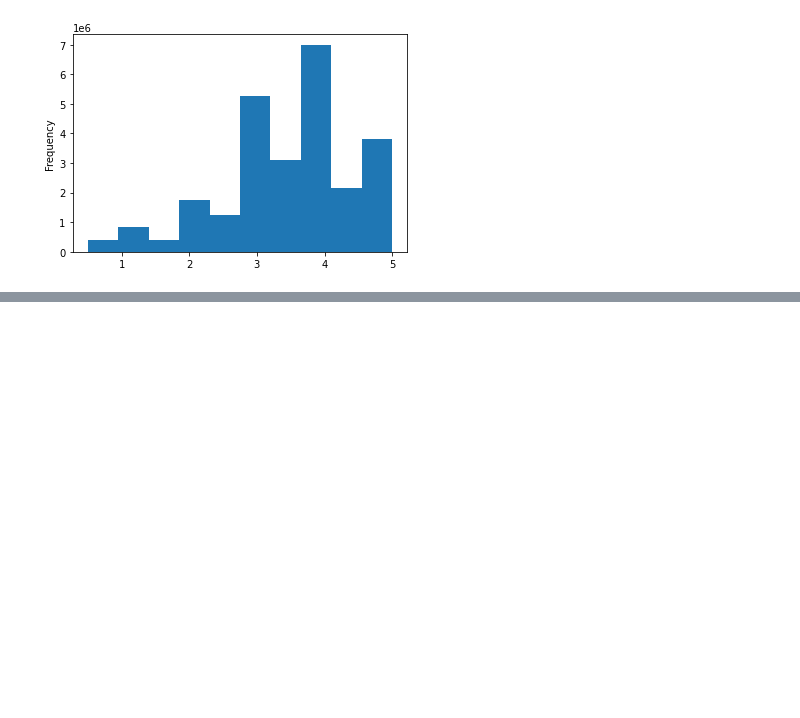
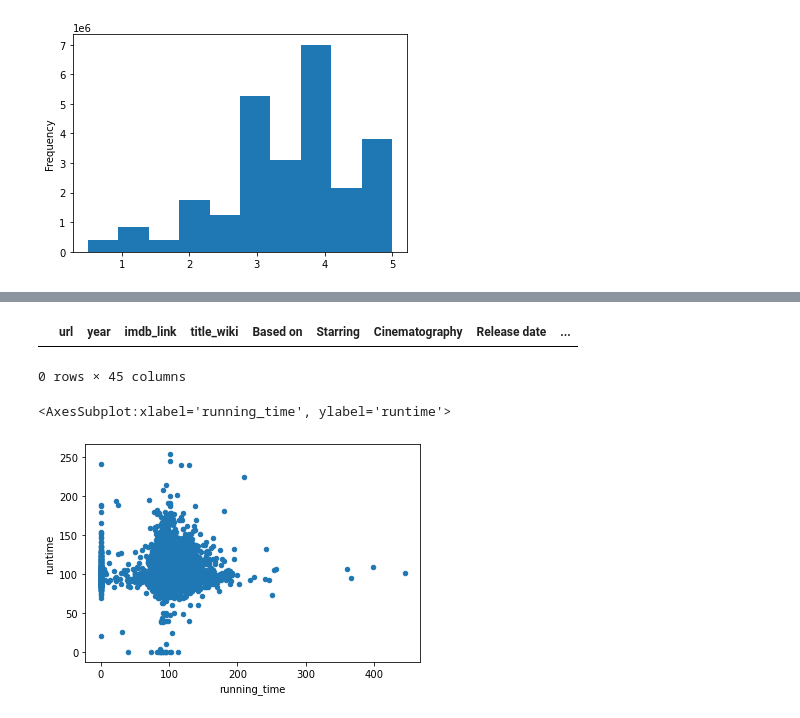
Before and after one commit to rrbauman/Movies-ETL, a Jupyter notebook: Extract_Wikipedia_Movies.ipynb, the cells around one changed output, grey strips where cells are left out. Saved outputs shown, nothing was run; the diff lists cells and outputs as text; code cells hidden in the pictures; blank space fills up the shorter version.

Commit message:
Module 8 end of 8.4.1 merge wikipedia

```diff
--- a/Extract_Wikipedia_Movies.ipynb
+++ b/Extract_Wikipedia_Movies.ipynb
@@ -855,3 +855,10 @@ min                     0.50
 max                     5.00
 Name: rating, dtype: float64
 [figure]
+# %%
+### 8.4.1 Merge Wikipedia and Kaggle Metadata
+
+## Print out a list of the columns so we can identify which ones are redundant. We'll use the suffixes
+## parameter to make it easier to identify which table each column came from. Here's what your code should look like:
+
+movies_df = pd.merge(wiki_df, kaggle_metadata, on='imdb_id', suffixes=['_wiki','_kaggle'])
@@ -857,0 +911,12 @@ Name: rating, dtype: float64
+# %%
+# Show any rows where title_kaggle is empty
+movies_df[(movies_df['title_kaggle'] == '') | (movies_df['title_kaggle'].isnull())]
+# %% [output]
+|  | url | year | imdb_link | title_wiki | Based on | Starring | Cinematography | Release date | ... |
+0 rows × 45 columns
+# %%
+## The following code will fill in missing values with zero and make the scatter plot:
+movies_df.fillna(0).plot(x='running_time', y='runtime', kind='scatter')
+# %% [output]
+<AxesSubplot:xlabel='running_time', ylabel='runtime'>
+[figure, added]
```
Also changed, not shown: parts of 23 cells of this notebook.
